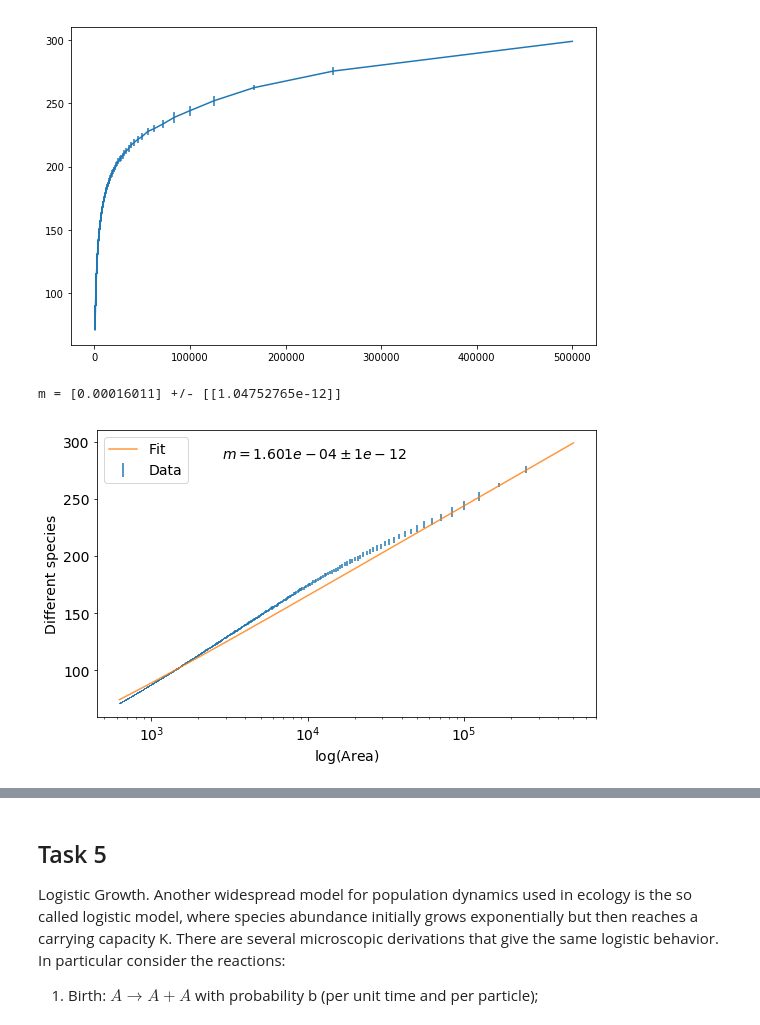
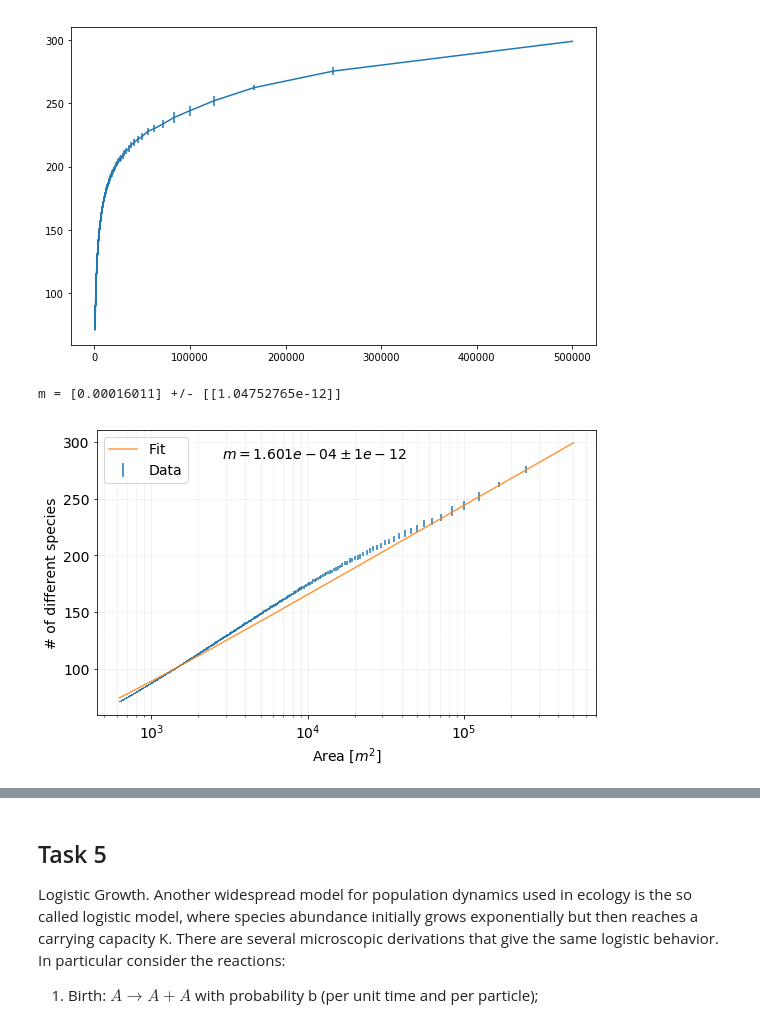
Before and after one commit to Agos95/ComplexSyst, a Jupyter notebook: 03/Agostini_Federico_code3.ipynb, the cells around one changed output, grey strips where cells are left out. Saved outputs shown, nothing was run; the diff lists cells and outputs as text; code cells hidden in the pictures.

```diff
--- a/03/Agostini_Federico_code3.ipynb
+++ b/03/Agostini_Federico_code3.ipynb
@@ -9,6 +9,11 @@ Divide the 50-hectar plots in N=800 subplots of equal area. We will assume that
 # %%
 import numpy as np
 import matplotlib.pyplot as plt
+import matplotlib as mpl
+mpl.rcParams['grid.color'] = 'gray'
+mpl.rcParams['grid.linestyle'] = ':'
+mpl.rcParams['grid.alpha'] = 0.5
+mpl.rcParams['grid.linewidth'] = 0.5
 %matplotlib inline
 import pandas as pd
 import seaborn as sns
@@ -220,29 +245,31 @@ fig.tight_layout()
 #fig.savefig("./Figure/SAR.pdf")
 # %% [output]
 [figure]
+# %%
+from scipy.optimize import curve_fit
+
+def SMean(x,m):
+    A = 1000*500
+    return S*(1- np.log(x/A*(1-m)+m)/np.log(m))
+
+popt, popcov = curve_fit(SMean, Area, N_species_average, p0=1e-10)
+
+print("m =", popt, "+/-", popcov)
+# %% [output]
+m = [0.00016011] +/- [[1.04752765e-12]]
 # %%
-from scipy.optimize import curve_fit
-
-def SMean(x,m):
-    A = 1000*500
-    return S*(1- np.log(x/A*(1-m)+m)/np.log(m))
-
-popt, popcov = curve_fit(SMean, Area, N_species_average, p0=1e-10)
-
-print("m =", popt, "+/-", popcov)
-
 fig, ax = plt.subplots(figsize=(8,5))
 ax.set_xscale("log")
 ax.errorbar(x=Area, y=N_species_average, yerr=N_species_error, label="Data", fmt="none")
 ax.plot(Area, SMean(Area, popt), label="Fit", alpha=0.8)
 ax.legend(loc="best", fontsize=14)
-ax.set_xlabel("$\log$(Area)", fontsize=14)
-ax.set_ylabel("Different species", fontsize=14)
+ax.set_xlabel("Area [$m^2$]", fontsize=14)
+ax.set_ylabel("# of different species", fontsize=14)
+ax.grid(True, which="both")
 ax.tick_params(axis='both', which='major', labelsize=14)
 ax.annotate("$m={:.3e} \\pm {:1.0e}$".format(float(popt), float(popcov)), xy=(.25, .9),
             xycoords="axes fraction", fontsize=14)
 fig.tight_layout()
-fig.savefig("./Figure/SAR.pdf")
+fig.savefig("./Figure/SAR_log.pdf")
 # %% [output]
-m = [0.00016011] +/- [[1.04752765e-12]]
-[figure, old version]
+[figure, new version]
```
Also changed, not shown: parts of 13 cells of this notebook, 14 other files.
